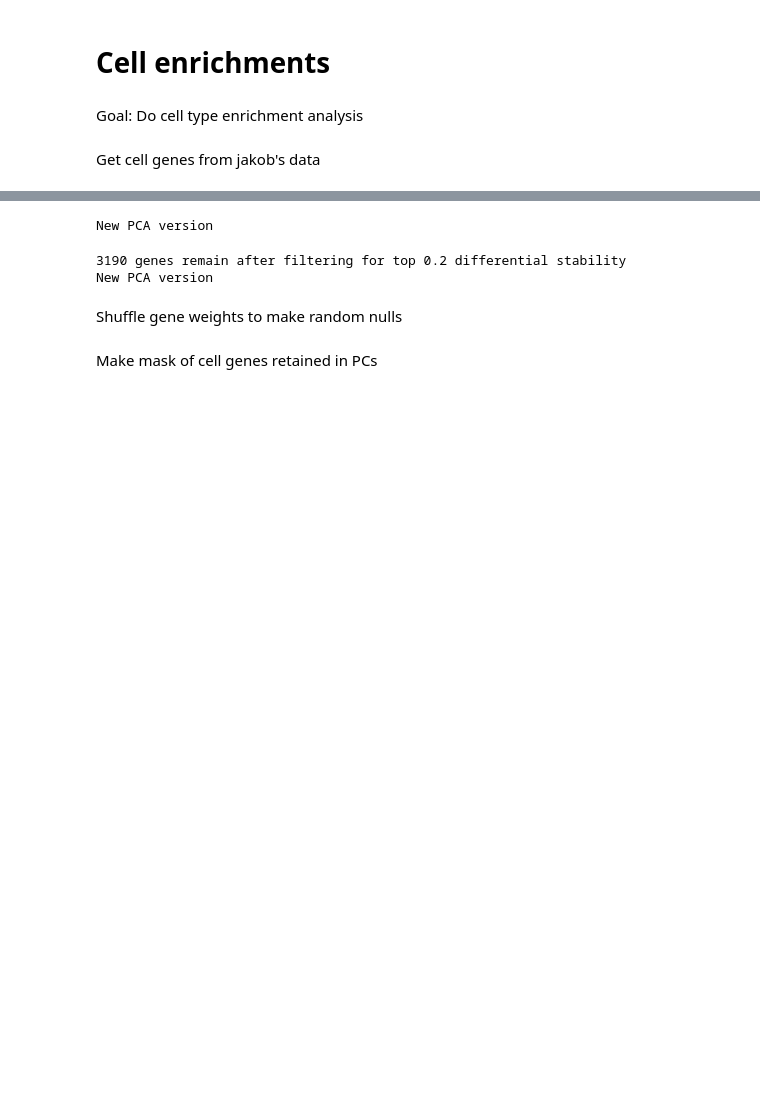
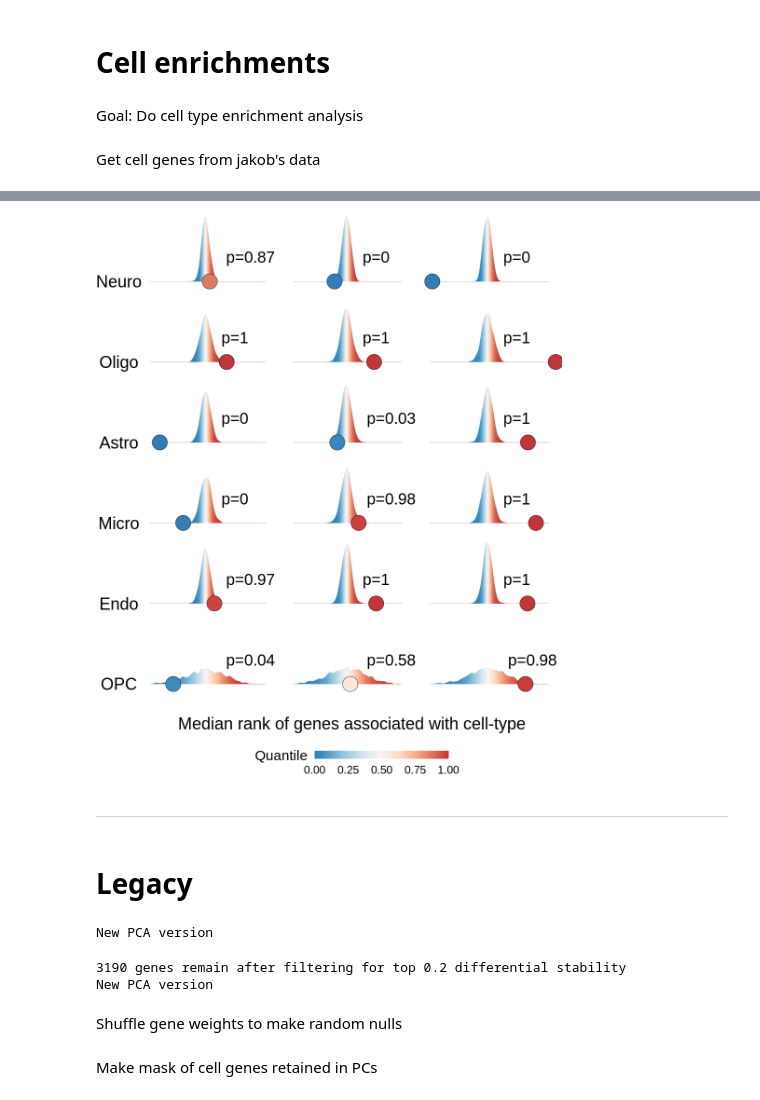
Before and after one commit to richardajdear/AHBA_gradients, a Jupyter notebook: notebooks/cell_enrichment.ipynb, the cells around one changed output, grey strips where cells are left out. Drawn from its saved outputs; the diff is of its cells as text; code cells hidden in the pictures; blank space fills up the shorter version.

```diff
--- a/notebooks/cell_enrichment.ipynb
+++ b/notebooks/cell_enrichment.ipynb
@@ -25,0 +71,5 @@ Get PCs
+# %%
+%%R -i true_scores -i null_scores -i null_p -w 1000 -h 1200
+source("../code/enrichmentsPlots.R")
+plot_cell_enrichment(true_scores, null_scores, null_p, how='median')
+# %% [output]
@@ -26,3 +81,8 @@ Get PCs
+[figure, added]
+# %% [markdown]
+---
+# %% [markdown]
+# Legacy
 # %%
 data_dir = "~/rds/rds-cam-psych-transc-Pb9UGUlrwWc/Cam_LIBD/AHBA_data/abagen-data/expression/"
 # hcp_base = pcaVersion(pd.read_csv(data_dir + 'hcp_base.csv', index_col=0))
```
Also changed, not shown: parts of 11 cells of this notebook, 15 other files.
